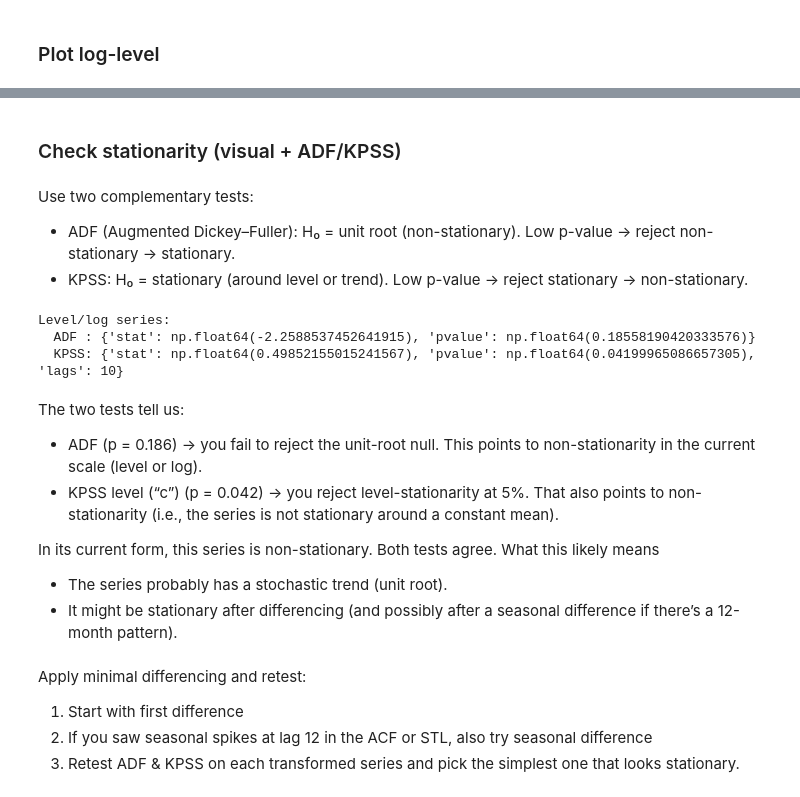
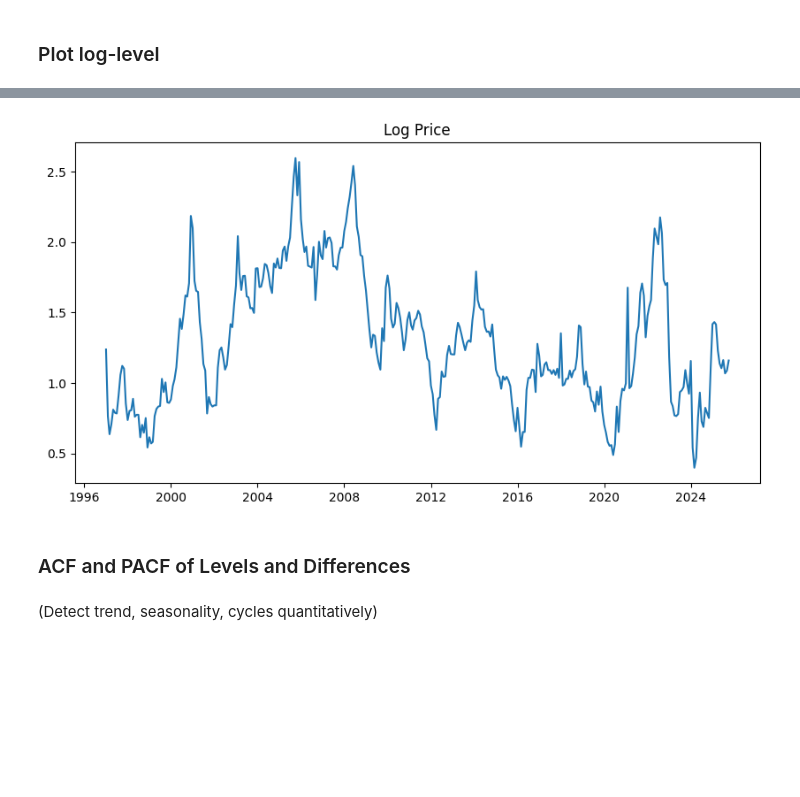
Before and after one commit to StefaniaLavarda/Time_Series_Project, a Jupyter notebook: eda.ipynb, the cells around one changed output, grey strips where cells are left out. Drawn from its saved outputs; the diff is of its cells as text; code cells hidden in the pictures; blank space fills up the shorter version.

```diff
--- a/eda.ipynb
+++ b/eda.ipynb
@@ -104,2 +65,4 @@ Test : 2020-02-01 → 2025-10-01    (n=69)
+# %%
+gas['log_price'] = np.log(gas['price'])
 # %% [markdown]
 ### Plot log-level
@@ -163,41 +69,11 @@ If these signals are weak or absent, treat the series as non-seasonal.
-# %% [markdown]
-### Check stationarity (visual + ADF/KPSS)
-# %% [markdown]
-Use two complementary tests:
-- ADF (Augmented Dickey–Fuller): H₀ = unit root (non-stationary). Low p-value → reject non-stationary → stationary.
-- KPSS: H₀ = stationary (around level or trend). Low p-value → reject stationary → non-stationary.
-# %%
-from statsmodels.tsa.stattools import adfuller, kpss
-
-def run_adf(x):
-    res = adfuller(x.dropna(), autolag="AIC")
-    return {"stat": res[0], "pvalue": res[1]}
-
-def run_kpss_test(x, regression="c"):
-    # regression="c" tests level-stationarity; "ct" tests trend-stationarity
-    stat, pval, lags, crit = kpss(x.dropna(), regression=regression, nlags="auto")
-    return {"stat": stat, "pvalue": pval, "lags": lags}
-
-X = z  # log or level as chosen above
-
-print("Level/log series:")
-print("  ADF :", run_adf(X))
-print("  KPSS:", run_kpss_test(X, regression="c"))
-# %% [output]
-Level/log series:
-  ADF : {'stat': np.float64(-2.2588537452641915), 'pvalue': np.float64(0.18558190420333576)}
-  KPSS: {'stat': np.float64(0.49852155015241567), 'pvalue': np.float64(0.04199965086657305), 'lags': 10}
-# %% [markdown]
-The two tests tell us:
-- ADF (p = 0.186) → you fail to reject the unit-root null. This points to non-stationarity in the current scale (level or log).
-- KPSS level (“c”) (p = 0.042) → you reject level-stationarity at 5%. That also points to non-stationarity (i.e., the series is not stationary around a constant mean).
-
-In its current form, this series is non-stationary. Both tests agree.
-What this likely means
-- The series probably has a stochastic trend (unit root).
-- It might be stationary after differencing (and possibly after a seasonal difference if there’s a 12-month pattern).
-# %% [markdown]
-Apply minimal differencing and retest:
-1. Start with first difference
-2. If you saw seasonal spikes at lag 12 in the ACF or STL, also try seasonal difference
-3. Retest ADF & KPSS on each transformed series and pick the simplest one that looks stationary.
+# %%
+plt.figure(figsize=(10,5))
+plt.plot(gas.index, gas['log_price'], label='Log Price')
+plt.title("Log Price")
+plt.show()
+# %% [output]
+[figure, added]
+# %% [markdown]
+### ACF and PACF of Levels and Differences
+# %% [markdown]
+(Detect trend, seasonality, cycles quantitatively)
```
Also changed, not shown: parts of 73 cells of this notebook.
